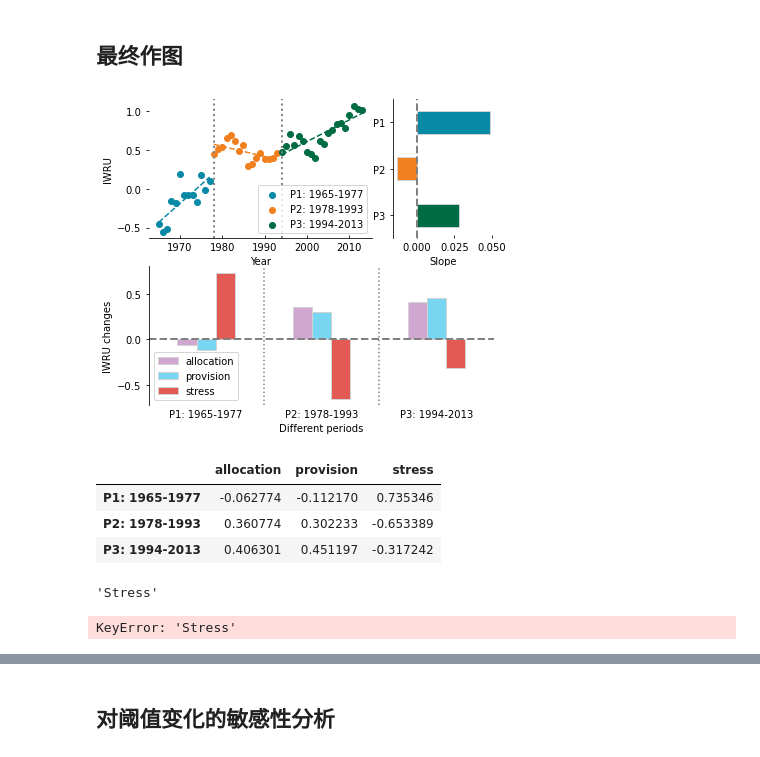
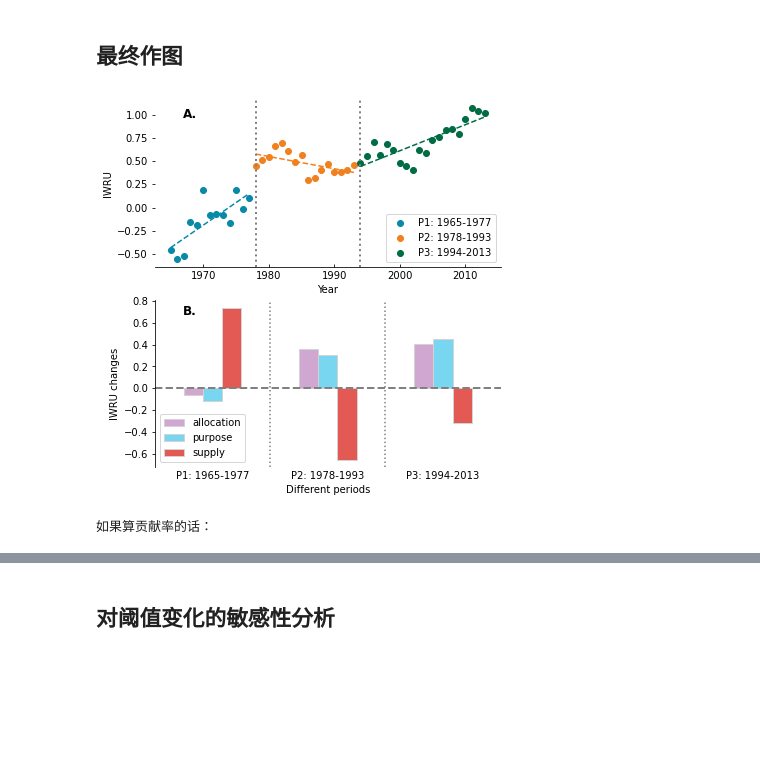
Before and after one commit to SongshGeo/Water-Governance-Regimes, a Jupyter notebook: notebooks/water_regime_index.ipynb, the cells around one changed output, grey strips where cells are left out. Cells and saved outputs as stored; diff of their text form; code cells hidden in the pictures; blank space fills up the shorter version.

Commit message:
update all figures and Appendix SI

```diff
--- a/notebooks/water_regime_index.ipynb
+++ b/notebooks/water_regime_index.ipynb
@@ -788,17 +780,17 @@ changes_contribution['Stress'].iloc[2] / changes_contribution['Stress'].iloc[1]
 ## 最终作图
 # %%
 # 绘图
-fig = plt.figure(constrained_layout=False, figsize=(6, 5))
+fig = plt.figure(constrained_layout=False, figsize=(6, 6))
 fig.subplots_adjust(left=0.15, right=0.95, top=.95, bottom=.10)
 
 gs = GridSpec(2, 3, figure=fig)
-ax1 = fig.add_subplot(gs[0, :2])
-ax2 = fig.add_subplot(gs[0, 2])
+ax1 = fig.add_subplot(gs[0, :])
+# ax2 = fig.add_subplot(gs[0, 2])
 ax3 = fig.add_subplot(gs[1, :])
 
 wcci_slopes = plot_pittitt_change_points(iwru, ax=ax1, colors=period_colors, p_shr=p_shr)
-plot_slopes(wcci_slopes, ax=ax2, colors=period_colors)
-changes_contribution.columns = ['allocation', 'provision', 'stress']
+# plot_slopes(wcci_slopes, ax=ax2, colors=period_colors)
+changes_contribution.columns = ['allocation', 'purpose', 'supply']
 changes_contribution.plot.bar(ax=ax3, colormap=index_colormap, edgecolor='lightgray')
 
 # 修饰图片1
@@ -806,59 +798,54 @@ ax1.set_xlabel('Year')
 ax1.set_ylabel('IWRU')
 # ax1.set_ylim(0.04, 0.105)
 # ax1.set_yticks(np.arange(0.04, 0.105, 0.02))
-# ax1.text(1968, 1.0, 'A.', ha='center', va='center', weight='bold', size='large')
+ax1.text(1968, 1.0, 'A.', ha='center', va='center', weight='bold', size='large')
 ax1.legend(loc=4)
 
 # 修饰图片2
-ax2.set_xlabel("Slope")
+# ax2.set_xlabel("Slope")
 # ax2.set_xticklabels([.0, .5, 1])
 # ax2.text(-0.006, 2.2, 'B.', ha='center', va='center', weight='bold', size='large')
 
 # 修饰图片3
 ax3.set_xlabel("Different periods")
 ax3.set_ylabel('IWRU changes')
 for tick in ax3.get_xticklabels():  # 旋转角度
     tick.set_rotation(0)  # 轴标签旋转
 ax3.axhline(y=0, c='gray', lw=2, ls="--")
 # ax3.set_yticks(np.arange(-0.01, 0.021, 0.01))
 ax3.tick_params(axis='x', tickdir='in', bottom=False, labelrotation=0)
-# ax3.text(2.4, 0.7, 'C.', ha='center', va='center', weight='bold', size='large')
+ax3.text(-0.2, 0.7, 'B.', ha='center', va='center', weight='bold', size='large')
 ax3.axvline(1.5, ls=':', color='gray')
 ax3.axvline(0.5, ls=':', color='gray')
 
 # 调整坐标轴显示
-for ax in [ax1, ax2, ax3]:
+for ax in [ax1, ax3]:
     ax.spines['top'].set_visible(False)
     ax.spines['bottom'].set_visible(False)
     ax.spines['left'].set_visible(True)
     ax.spines['right'].set_visible(False)
 
 ax1.spines['bottom'].set_visible(True)
 ax1.spines['left'].set_visible(False)
 
 # 储存和显示图片
 plt.savefig('../figures/main/index.pdf', dpi=300)
 plt.savefig('../figures/main/index.jpg', dpi=300)
 plt.show();
 # %% [output]
-[figure, old version]
+[figure, new version]
 # %%
 changes_contribution
-for index in ["Stress", "configuration", "priority"]:
+for index in ["supply", "allocation", "purpose"]:
     index
     changes_contribution[index] / changes_contribution.sum(axis=1)
 
 print("\n如果算贡献率的话：")
-for index in ["Stress", "configuration", "priority"]:
+for index in ["supply", "allocation", "purpose"]:
     index
     changes_contribution[index].abs() / changes_contribution.abs().sum(axis=1)
 # %% [output]
-|  | allocation | provision | stress |
-| P1: 1965-1977 | -0.062774 | -0.112170 | 0.735346 |
-| P2: 1978-1993 | 0.360774 | 0.302233 | -0.653389 |
-| P3: 1994-2013 | 0.406301 | 0.451197 | -0.317242 |
-'Stress'
+如果算贡献率的话：
-KeyError: 'Stress'
 # %%
 fig = plt.figure(figsize=(10, 5), constrained_layout=True)
 
```
Also changed, not shown: parts of 9 cells of this notebook, 7 other files.
